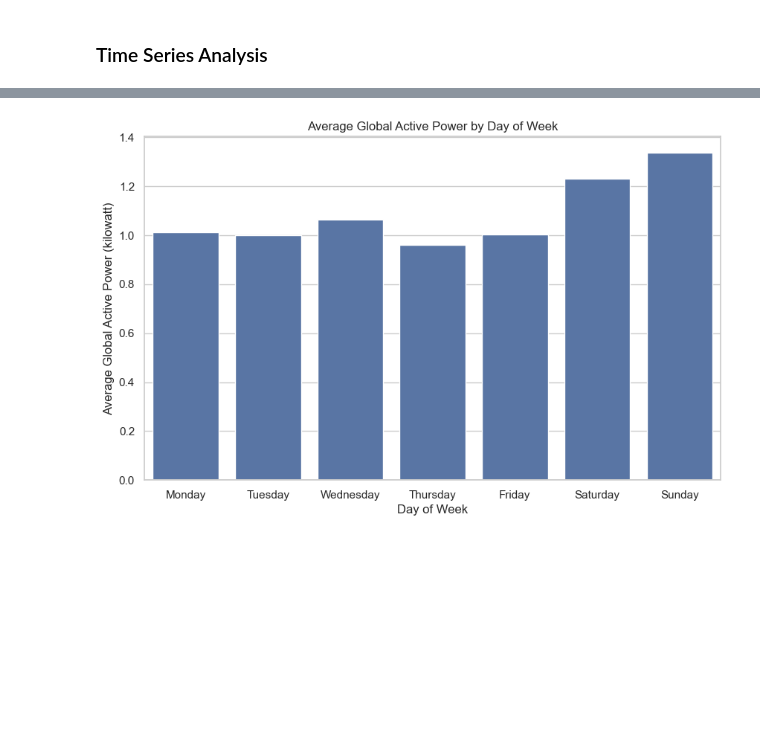
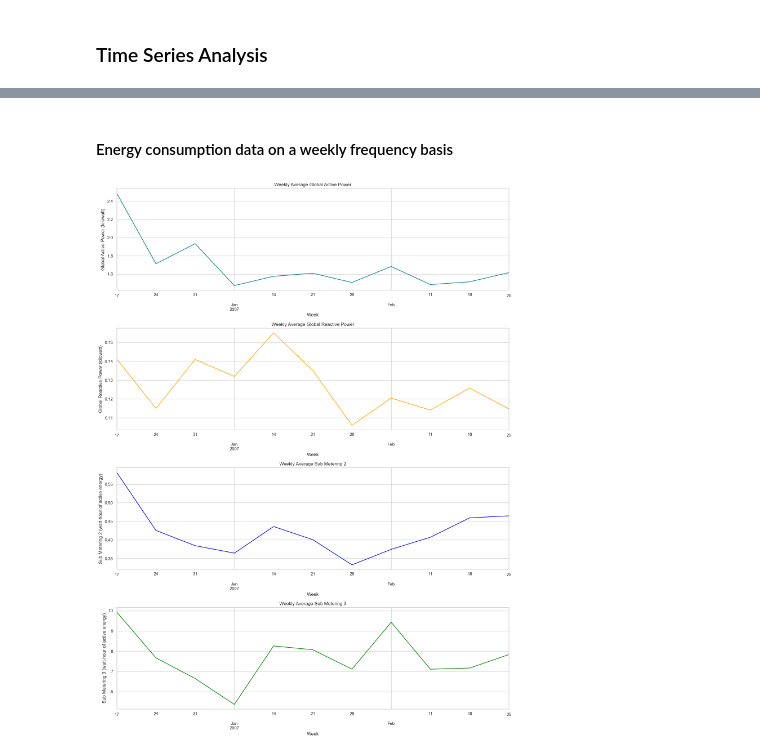
Before and after one commit to kira-1011/Regression-and-Classification-Project, a Jupyter notebook: Regression.ipynb, the cells around one changed output, grey strips where cells are left out. Drawn from its saved outputs; the diff is of its cells as text; code cells hidden in the pictures; blank space fills up the shorter version.

```diff
--- a/Regression.ipynb
+++ b/Regression.ipynb
@@ -49,7 +52,7 @@ from scripts import *
 # %%
 # Load dataset
 file_path = "household_power_consumption.csv"
-nrows = 500000
+nrows = 100000
 dataset = pd.read_csv(file_path, low_memory=False, nrows=nrows)
 dataset.head()
 # %% [output]
@@ -188,6 +191,10 @@ Name: Global_active_power, dtype: float64
 # Convert 'datetime' to datetime type and set as index
 dataset['DateTime'] = pd.to_datetime(dataset['DateTime'])
 dataset.set_index('DateTime', inplace=True)
+
+# drop sub metering 1 as most of the data is 0
+dataset.drop(columns=["Sub_metering_1"], inplace=True)
+numerical_cols.remove("Sub_metering_1")
 # %% [markdown]
 ### Univariate Analysis
 # %%
@@ -224,19 +344,29 @@ plt.show()
+# %% [markdown]
+#### Energy consumption data on a weekly frequency basis
 # %%
-# Extract day of the week (0=Monday, 6=Sunday)
-dataset['day_of_week'] = dataset.index.dayofweek
+# Resample to weekly frequency and compute mean
+weekly_data = dataset.resample("W").mean()
 
-# Compute average consumption per day of the week
-weekly_avg_power = dataset.groupby('day_of_week')['Global_active_power'].mean()
+weekly_titles = [
+    "Weekly Average Global Active Power",
+    "Weekly Average Global Reactive Power",
+    "Weekly Average Sub Metering 2",
+    "Weekly Average Sub Metering 3",
+]
 
-# Map day numbers to names
-days = ['Monday', 'Tuesday', 'Wednesday', 'Thursday', 'Friday', 'Saturday', 'Sunday']
-weekly_avg_power.index = days
+# Plotting weekly aggregated data in a single figure with subplots
+plt.figure(figsize=(15, 20))  # Adjust the figure size as needed
 
-plt.figure(figsize=(10,6))
-sns.barplot(x=weekly_avg_power.index, y=weekly_avg_power.values)
-plt.title('Average Global Active Power by Day of Week')
-plt.xlabel('Day of Week')
-plt.ylabel('Average Global Active Power (kilowatt)')
+for i, (col, color, title, ylabel) in enumerate(
+    zip(columns_to_plot, colors, weekly_titles, y_labels), 1
+):
+    plt.subplot(len(columns_to_plot), 1, i)
+    weekly_data[col].plot(color=color)
+    plt.title(title)
+    plt.xlabel("Week")
+    plt.ylabel(ylabel)
+
+plt.tight_layout()
 plt.show()
 # %% [output]
-[figure, old version]
+[figure, new version]
```
Also changed, not shown: parts of 37 cells of this notebook, 7 other files.
